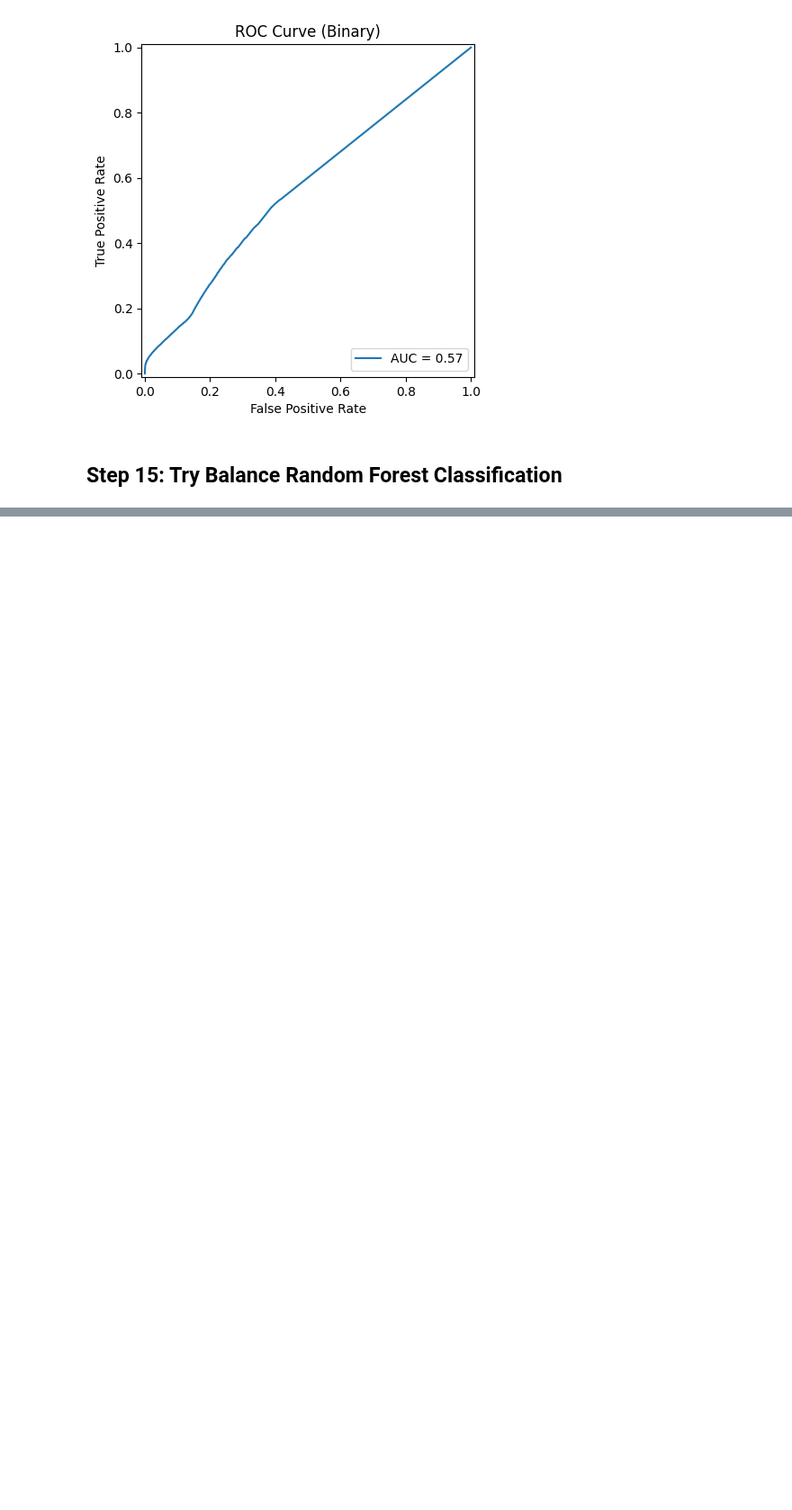
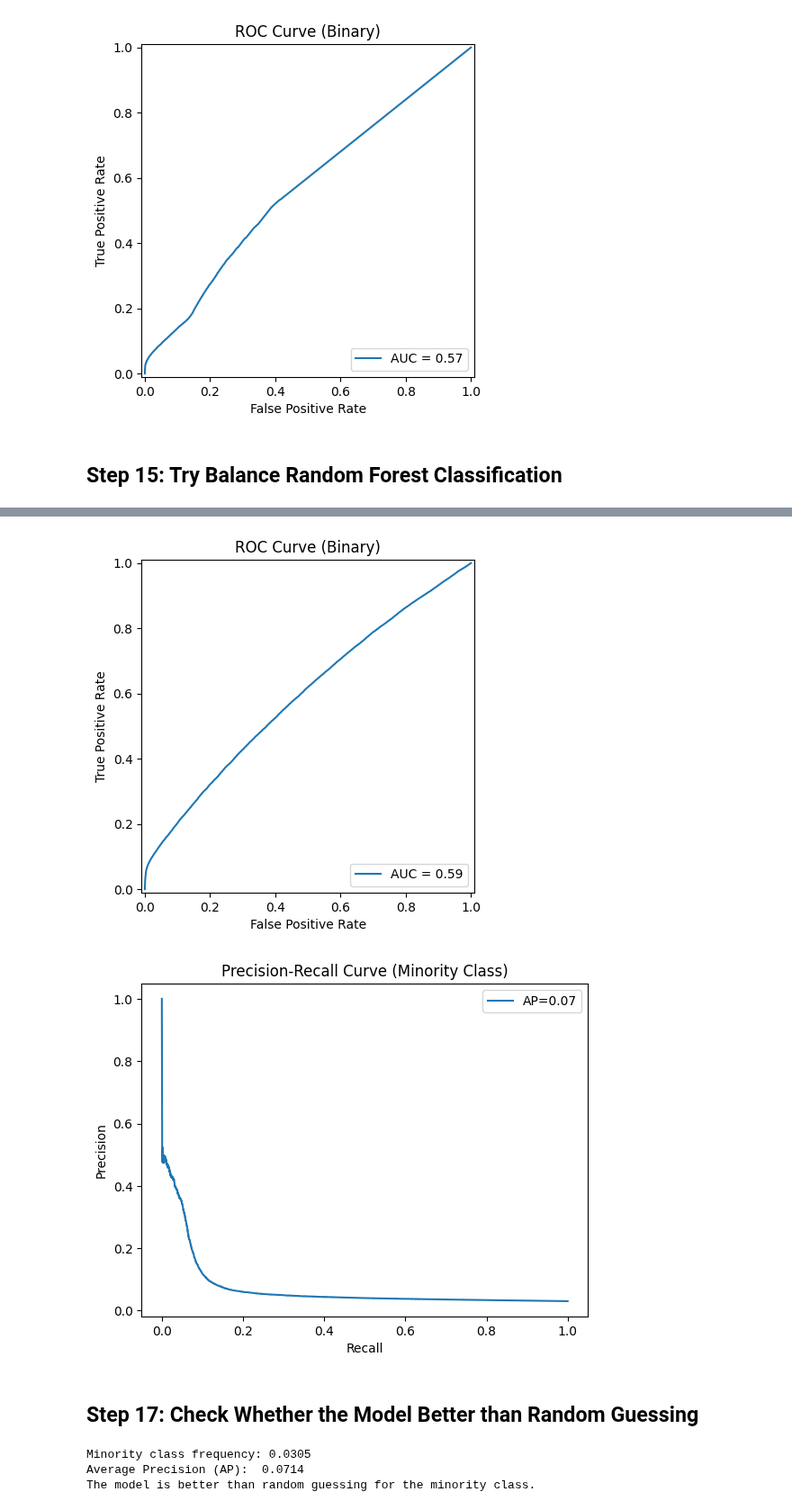
Before and after one commit to imdwipayana/Battlefield, a Jupyter notebook: python project/Yellow Taxi January 2009/yellow_taxi_january_2009_random_forest.ipynb, the cells around one changed output, grey strips where cells are left out. Shown at 90% size. Drawn from its saved outputs; the diff is of its cells as text; code cells hidden in the pictures; blank space fills up the shorter version.

```diff
--- a/python project/Yellow Taxi January 2009/yellow_taxi_january_2009_random_forest.ipynb
+++ b/python project/Yellow Taxi January 2009/yellow_taxi_january_2009_random_forest.ipynb
@@ -330,0 +355,63 @@ else:
+# %%
+# ROC Curve (binary or multiclass)
+n_classes = len(np.unique(y))
+if n_classes == 2:
+    fpr, tpr, _ = roc_curve(y_test, y_score[:,1])
+    roc_auc = auc(fpr, tpr)
+    RocCurveDisplay(fpr=fpr, tpr=tpr, roc_auc=roc_auc).plot()
+    plt.title("ROC Curve (Binary)")
+    plt.show()
+
+    # Precision-Recall curve for minority class
+    precision, recall, _ = precision_recall_curve(y_test, y_score[:,1])
+    ap = average_precision_score(y_test, y_score[:,1])
+    plt.plot(recall, precision, label=f"AP={ap:.2f}")
+    plt.xlabel("Recall")
+    plt.ylabel("Precision")
+    plt.title("Precision-Recall Curve (Minority Class)")
+    plt.legend()
+    plt.show()
+
+else:
+    # Multiclass ROC: One-vs-Rest
+    from sklearn.preprocessing import label_binarize
+    y_test_bin = label_binarize(y_test, classes=np.arange(n_classes))
+    for i in range(n_classes):
+        fpr, tpr, _ = roc_curve(y_test_bin[:, i], y_score[:, i])
+        roc_auc = auc(fpr, tpr)
+        plt.plot(fpr, tpr, label=f"Class {i} (AUC={roc_auc:.2f})")
+    plt.plot([0, 1], [0, 1], 'k--')
+    plt.xlabel("False Positive Rate")
+    plt.ylabel("True Positive Rate")
+    plt.title("ROC Curve (Multiclass One-vs-Rest)")
+    plt.legend()
+    plt.show()
+# %% [output]
+[figure, added]
+[figure, added]
+# %% [markdown]
+## Step 17: Check Whether the Model Better than Random Guessing
+# %%
+from collections import Counter
+
+# Compute minority class frequency
+class_counts = Counter(y_test)
+total = sum(class_counts.values())
+minority_class = min(class_counts, key=class_counts.get)
+minority_freq = class_counts[minority_class] / total
+
+# AP for minority class (already computed earlier)
+from sklearn.metrics import average_precision_score
+ap = average_precision_score(y_test, y_score[:,1])  # assuming binary and minority = class 1
+
+print(f"Minority class frequency: {minority_freq:.4f}")
+print(f"Average Precision (AP):  {ap:.4f}")
+
+if ap > minority_freq:
+    print("The model is better than random guessing for the minority class.")
+else:
+    print("The model performs no better (or worse) than random guessing for the minority class.")
+# %% [output]
+Minority class frequency: 0.0305
+Average Precision (AP):  0.0714
+The model is better than random guessing for the minority class.
```
Also changed, not shown: parts of 6 cells of this notebook.
